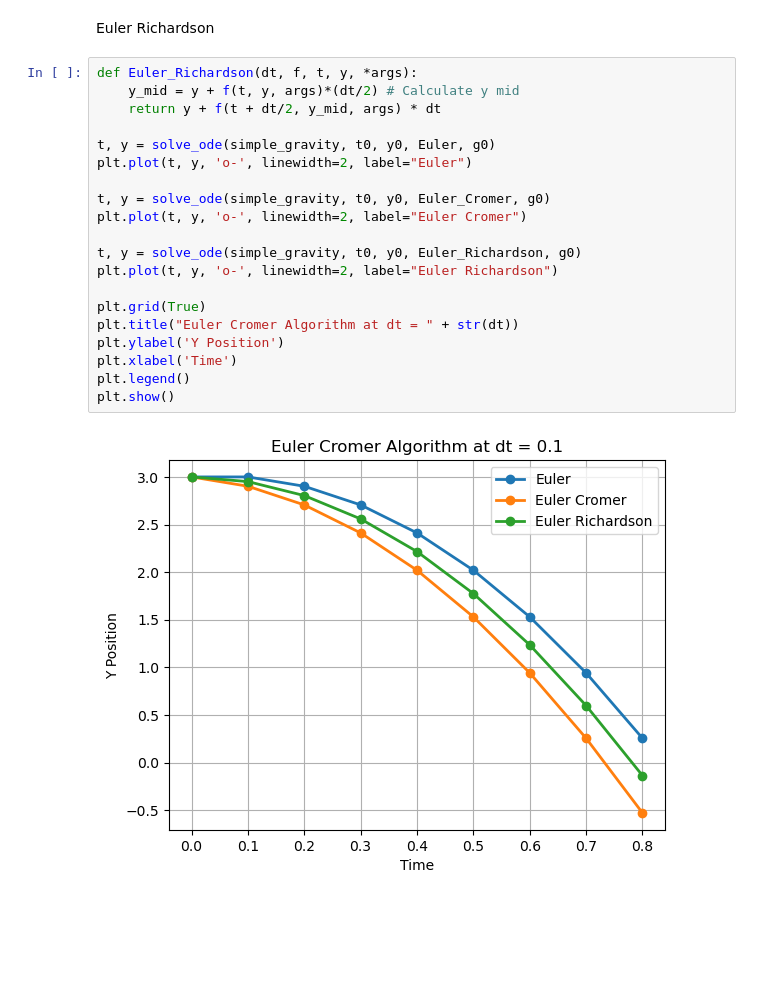
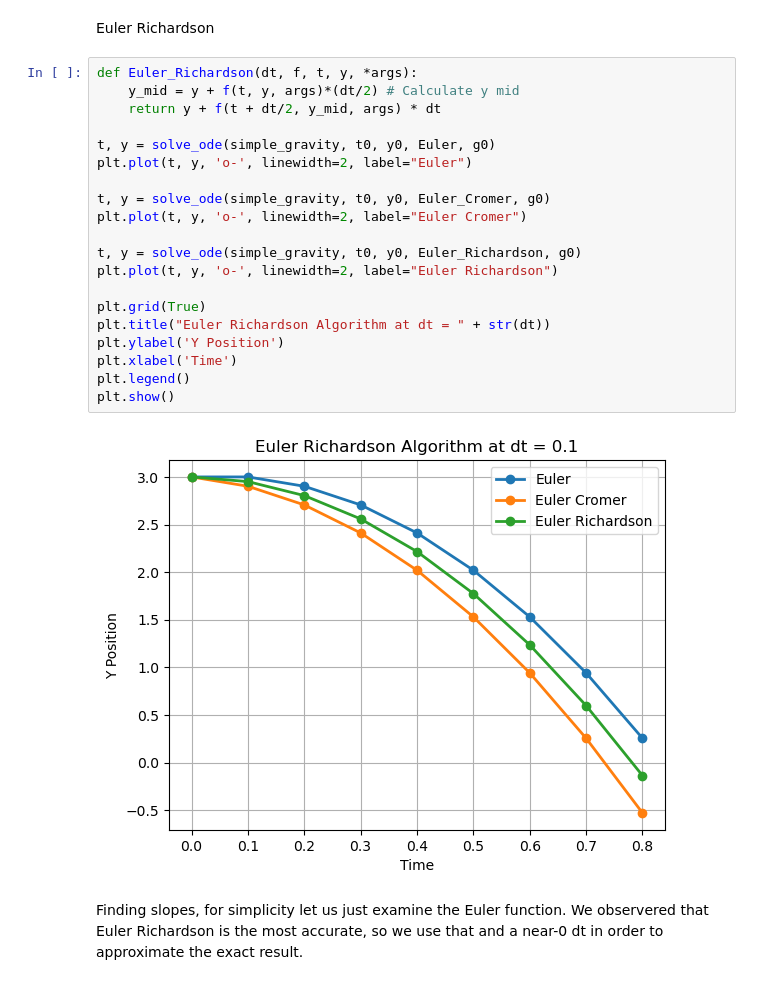
Before and after one commit to Gram-S/SimProjects, a Jupyter notebook: Ode_Integrators_Solution.ipynb, the cells around one changed output. Cells and saved outputs as stored; diff of their text form; blank space fills up the shorter version.

```diff
--- a/Ode_Integrators_Solution.ipynb
+++ b/Ode_Integrators_Solution.ipynb
@@ -74,22 +74,24 @@ Euler Richardson
 # %%
 def Euler_Richardson(dt, f, t, y, *args):
     y_mid = y + f(t, y, args)*(dt/2) # Calculate y mid
     return y + f(t + dt/2, y_mid, args) * dt
 
 t, y = solve_ode(simple_gravity, t0, y0, Euler, g0)
 plt.plot(t, y, 'o-', linewidth=2, label="Euler")
 
 t, y = solve_ode(simple_gravity, t0, y0, Euler_Cromer, g0)
 plt.plot(t, y, 'o-', linewidth=2, label="Euler Cromer")
 
 t, y = solve_ode(simple_gravity, t0, y0, Euler_Richardson, g0)
 plt.plot(t, y, 'o-', linewidth=2, label="Euler Richardson")
 
 plt.grid(True)
-plt.title("Euler Cromer Algorithm at dt = " + str(dt))
+plt.title("Euler Richardson Algorithm at dt = " + str(dt))
 plt.ylabel('Y Position')
 plt.xlabel('Time')
 plt.legend()
 plt.show()
 # %% [output]
-[figure, old version]
+[figure, new version]
+# %% [markdown]
+Finding slopes, for simplicity let us just examine the Euler function. We observered that Euler Richardson is the most accurate, so we use that and a near-0 dt in order to approximate the exact result.
```
Also changed, not shown: parts of 4 cells of this notebook, 1 other file.
